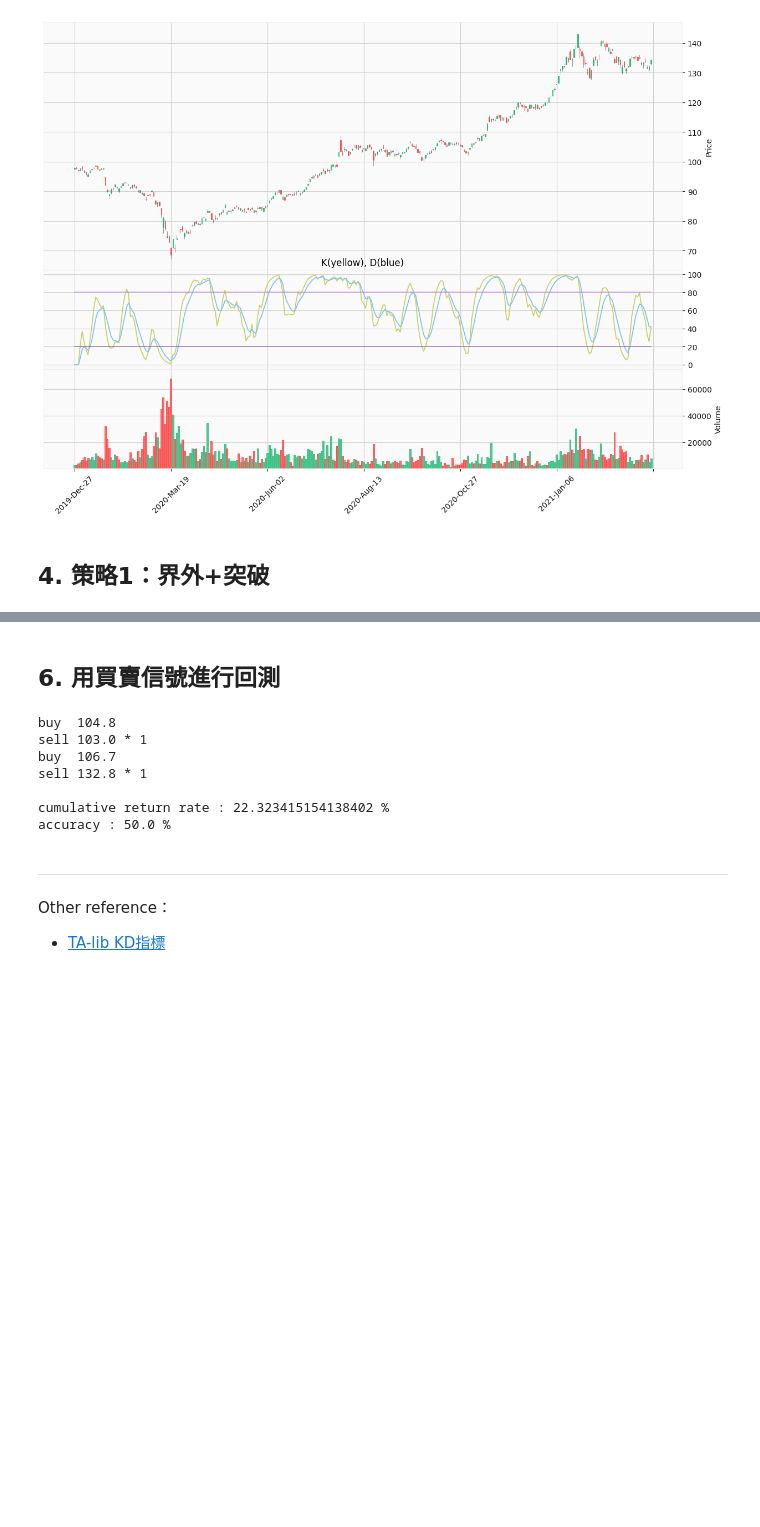
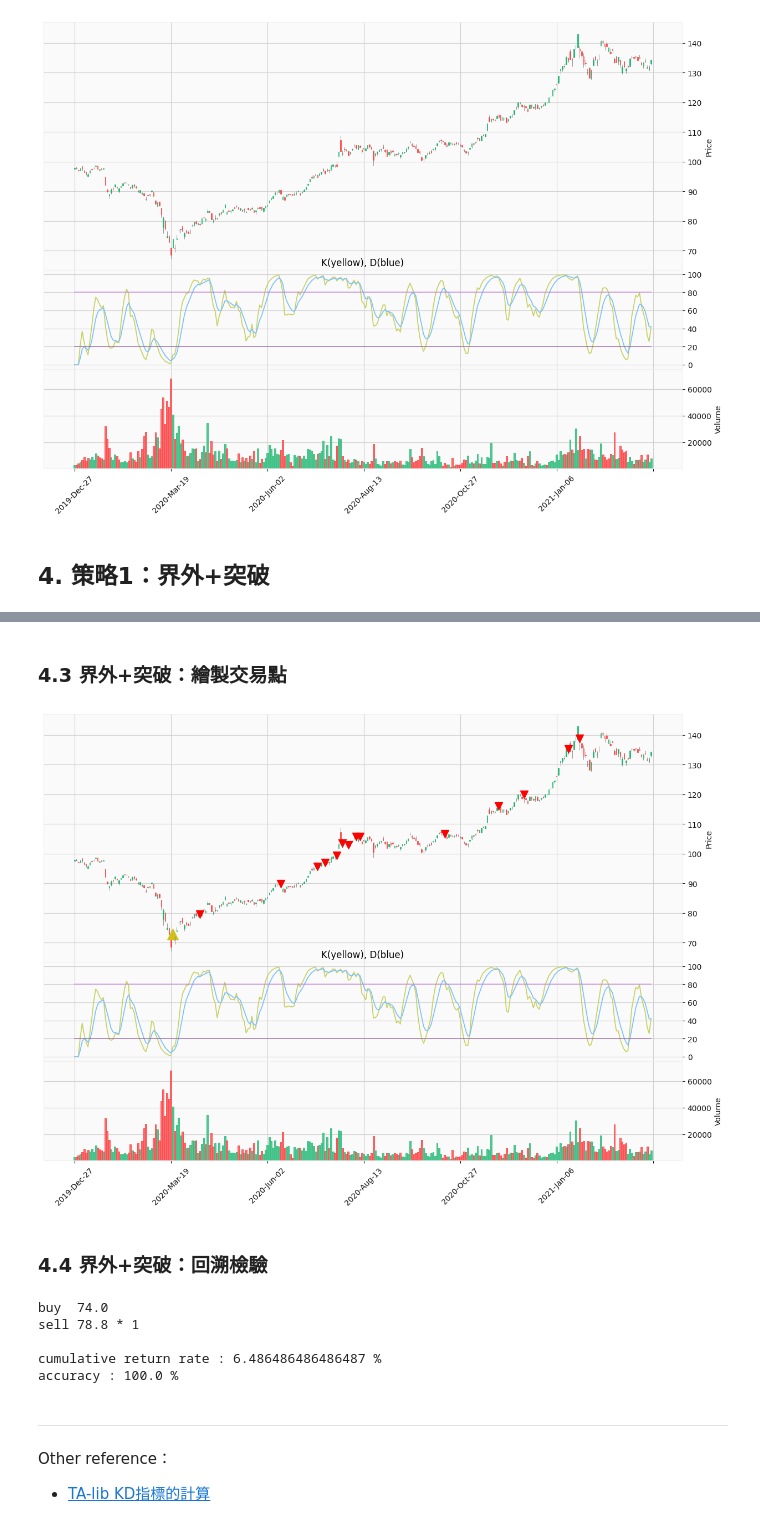
Before and after one commit to a23956491z/backtesting-project, a Jupyter notebook: production/KD/explanation.ipynb, the cells around one changed output, grey strips where cells are left out. Saved outputs shown, nothing was run; the diff lists cells and outputs as text; code cells hidden in the pictures; blank space fills up the shorter version.

Commit message:
Production: KD explan done strategy 1
* Strategy 1:
	* trading singal
	* plot trading point
	* backtest the result

```diff
--- a/production/KD/explanation.ipynb
+++ b/production/KD/explanation.ipynb
@@ -291,5 +193,50 @@ mpf.plot(dw,
+# %% [markdown]
+### 4.3 界外+突破：繪製交易點
+# %%
+plots = []
+
+# the position in graph
+buy, sell = [], []
+
+# Adjust the position to avoid signals block the lines
+for index, row in data.iterrows():
+    buy.append(row['Close']*0.985 if row['buy'] else np.nan)
+    sell.append(row['Close']*1.01 if row['sell'] else np.nan)
+
+
+plots = [
+    # Add the KD indicator to plot
+    #     '#c8d164' is yellow
+    #     '#7dc2fa' is blue
+    mpf.make_addplot(data['k'], panel = 1, color='#c8d164', title='K(yellow), D(blue)'),
+    mpf.make_addplot(data['d'], panel = 1, color='#7dc2fa'),
+
+    # Add upperbound & lowerbound to plot
+    mpf.make_addplot(np.full((len(data['k'])), upperBound), panel = 1, color='#bf5ce0', alpha=0.5),
+    mpf.make_addplot(np.full((len(data['d'])), lowerBound), panel = 1, color='#7e3696', alpha=0.5),
+]
+
+# Add trading point to plot
+#    np.isnan(sell) determine the value is nan or not
+#    count_nonzero(np.isnan(sell)) counts how many nan we have
+#    if nan amount equal the length of array, we don't have sell record
+if not np.count_nonzero(np.isnan(sell)) == len(sell):
+    plots.append(mpf.make_addplot(sell , type = 'scatter', color = 'red', marker = 'v', markersize = 100))
+if not np.count_nonzero(np.isnan(buy)) == len(buy):
+    plots.append(mpf.make_addplot(buy , type = 'scatter', color = '#cfc01d', marker = '^', markersize = 200))
+
+mpf.plot( data,
+            type='candle',       # candlestick chart of stock price
+            volume=True,         # plots trading volume as well
+            volume_panel=2,
+            figscale=2,          # make graph twice bigger
+            style='yahoo',       # color scheme using 'yahoo' style
+            addplot = plots,
+)
+# %% [output]
+[figure, added]
 # %% [markdown]
-## 6. 用買賣信號進行回測
+### 4.4 界外+突破：回溯檢驗
 # %%
 # how many shares we hold, and the money balance
 have_shares , balance = 0, 0
@@ -301,7 +248,7 @@ make_money, trade_times = 0, 0
 # we use geometic average
 # this is products of return rate
 return_rate = 1
-for index, row in dw.iterrows():
+for index, row in data.iterrows():
 
     if(row['buy'] == 1):
         balance -= row['Close']
@@ -335,14 +282,12 @@ print('cumulative return rate :', (return_rate-1) * 100, '%')
 if(trade_times != 0):
     print('accuracy :', make_money/ trade_times * 100, '%')
 # %% [output]
-buy  104.8
-sell 103.0 * 1
-buy  106.7
-sell 132.8 * 1
+buy  74.0
+sell 78.8 * 1
 
-cumulative return rate : 22.323415154138402 %
-accuracy : 50.0 %
+cumulative return rate : 6.486486486486487 %
+accuracy : 100.0 %
 # %% [markdown]
 ---
 Other reference：
-* [TA-lib KD指標](http://www.tadoc.org/indicator/STOCH.htm)
+* [TA-lib KD指標的計算](http://www.tadoc.org/indicator/STOCH.htm)
```
Also changed, not shown: parts of 10 cells of this notebook.
